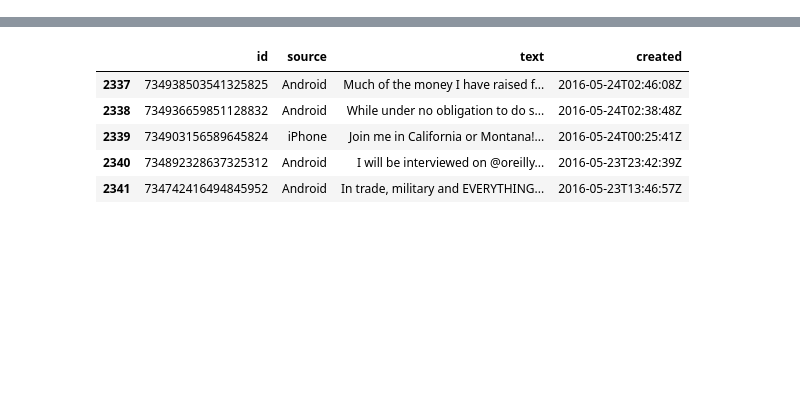
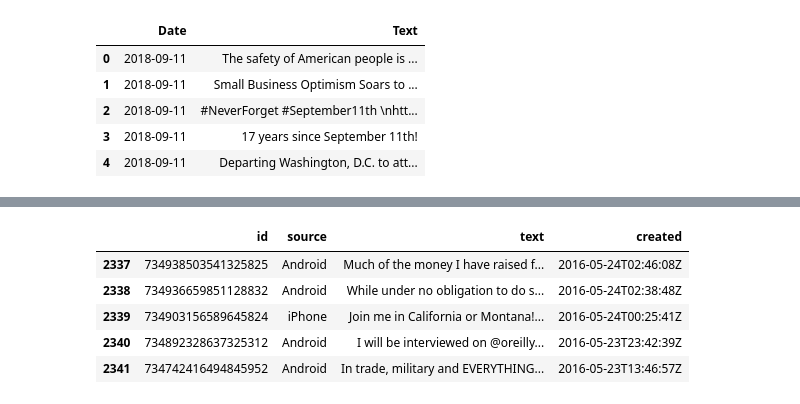
Before and after one commit to alexiska/Sentiment-analysis-Donald-Trump, a Jupyter notebook: Sentiment analysis.ipynb, the cells around one changed output, grey strips where cells are left out. Drawn from its saved outputs; the diff is of its cells as text; code cells hidden in the pictures; blank space fills up the shorter version.

```diff
--- a/Sentiment analysis.ipynb
+++ b/Sentiment analysis.ipynb
@@ -10,3 +14,83 @@ df = pd.read_csv('Donald-Tweets!.csv',encoding='Latin-1')
+# %%
+def get_month(date):
+    """
+    Extract the month from the Date column and
+    then convert month from letter to digit.
+    INPUT: date
+    OUTPUT: month
+    """
+
+    month = date.split()[1]
+
+    for m, m_num in {'Jan': "01",
+                     'Feb': "02",
+                     'Mar': "03",
+                     'Apr': "04",
+                     'May': "05",
+                     'Jun': "06",
+                     'Jul': "07",
+                     'Aug': "08",
+                     'Sep': "09",
+                     'Okt': "10",
+                     'Nov': "11",
+                     'Dec': "12"}.items():
+        if month == m:
+            return month.replace(m, m_num)
+
+def get_day(date):
+
+    """
+    Extract the day from the Date column
+    INPUT: date
+    OUTPUT: day
+    """
+    return date.split()[2]
+
+def get_year(date):
+    """
+    Extract the month from the Date column
+    INPUT: date
+    OUTPUT: year
+    """
+    year = re.search("\S*$",date)
+    return year.group(0)
+
+def get_time(date):
+    """
+    Extract the time from the Date column
+    INPUT: date
+    OUTPUT: time
+    """
+    time = re.search("[0-9].:[0-9].:[0-9]*",date)
+    return time.group(0)
+
+
+twt_date = []
+twt_text = []
+
+for i in json_data:
+    twt_date.append(json.loads(i)['created_at'])
+    twt_text.append(json.loads(i)['full_text'])
+
+df_json = pd.DataFrame({'Date': twt_date,
+                   'Text': twt_text})
+
+df_json['month'] = df_json.apply(lambda x: get_month(str(x['Date'])), axis=1)
+df_json['day'] = df_json.apply(lambda x: get_day(str(x['Date'])), axis=1)
+df_json['year'] = df_json.apply(lambda x: get_year(str(x['Date'])), axis=1)
+df['time'] = df_json.apply(lambda x: get_time(str(x['Date'])), axis=1)
+#df.drop(columns='Date')
+df_json['Date'] = df_json['year']+'-'+df_json['month']+'-'+df_json['day']
+
+df_update = df_json[['Date','Text']]
+df_update.head()
+# %% [output]
+|  | Date | Text |
+| 0 | 2018-09-11 | The safety of American people is ... |
+| 1 | 2018-09-11 | Small Business Optimism Soars to ... |
+| 2 | 2018-09-11 | #NeverForget #September11th \nhtt... |
+| 3 | 2018-09-11 | 17 years since September 11th! |
+| 4 | 2018-09-11 | Departing Washington, D.C. to att... |
 # %%
 df.head()
 # %% [output]
```
Also changed, not shown: parts of 13 cells of this notebook.
